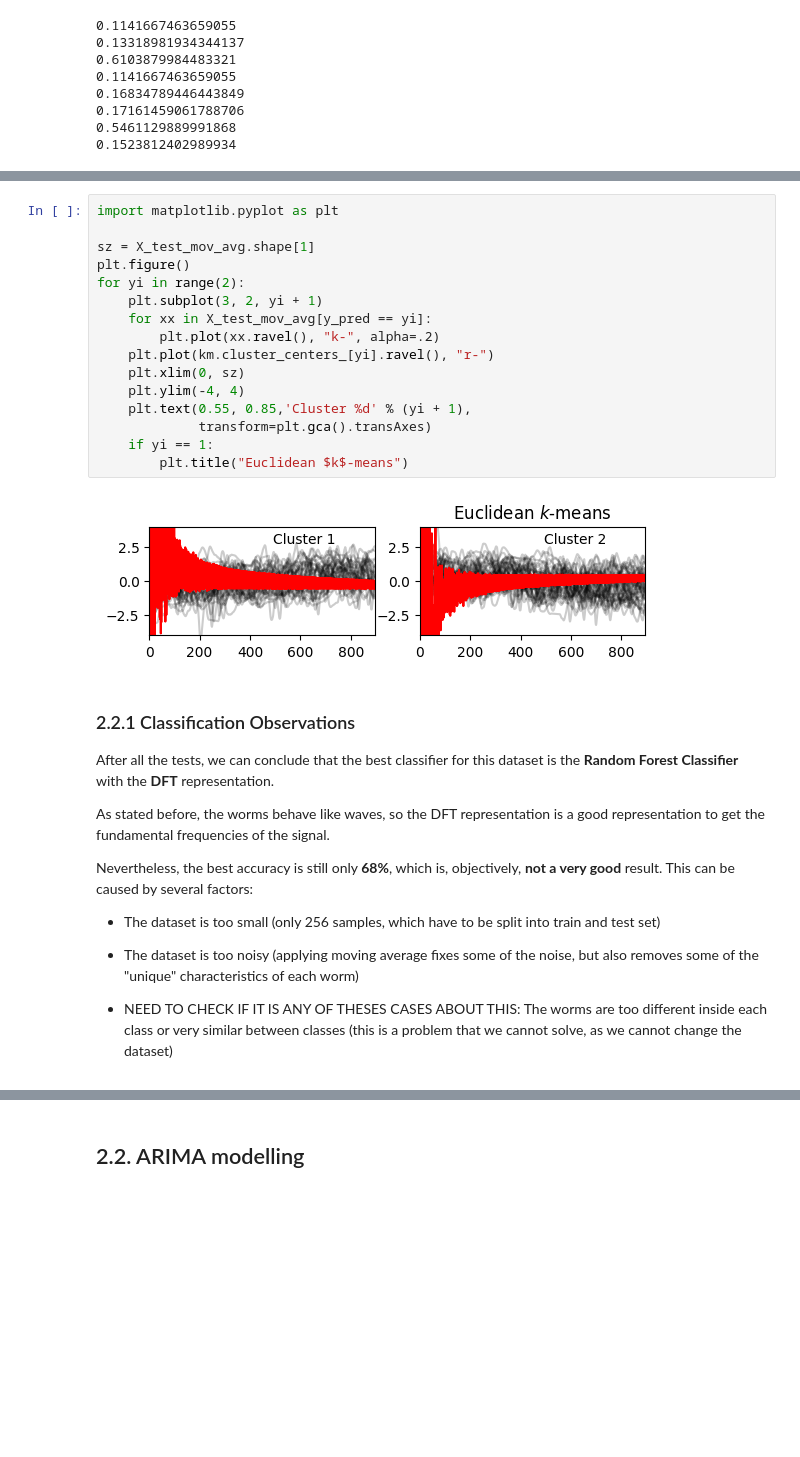
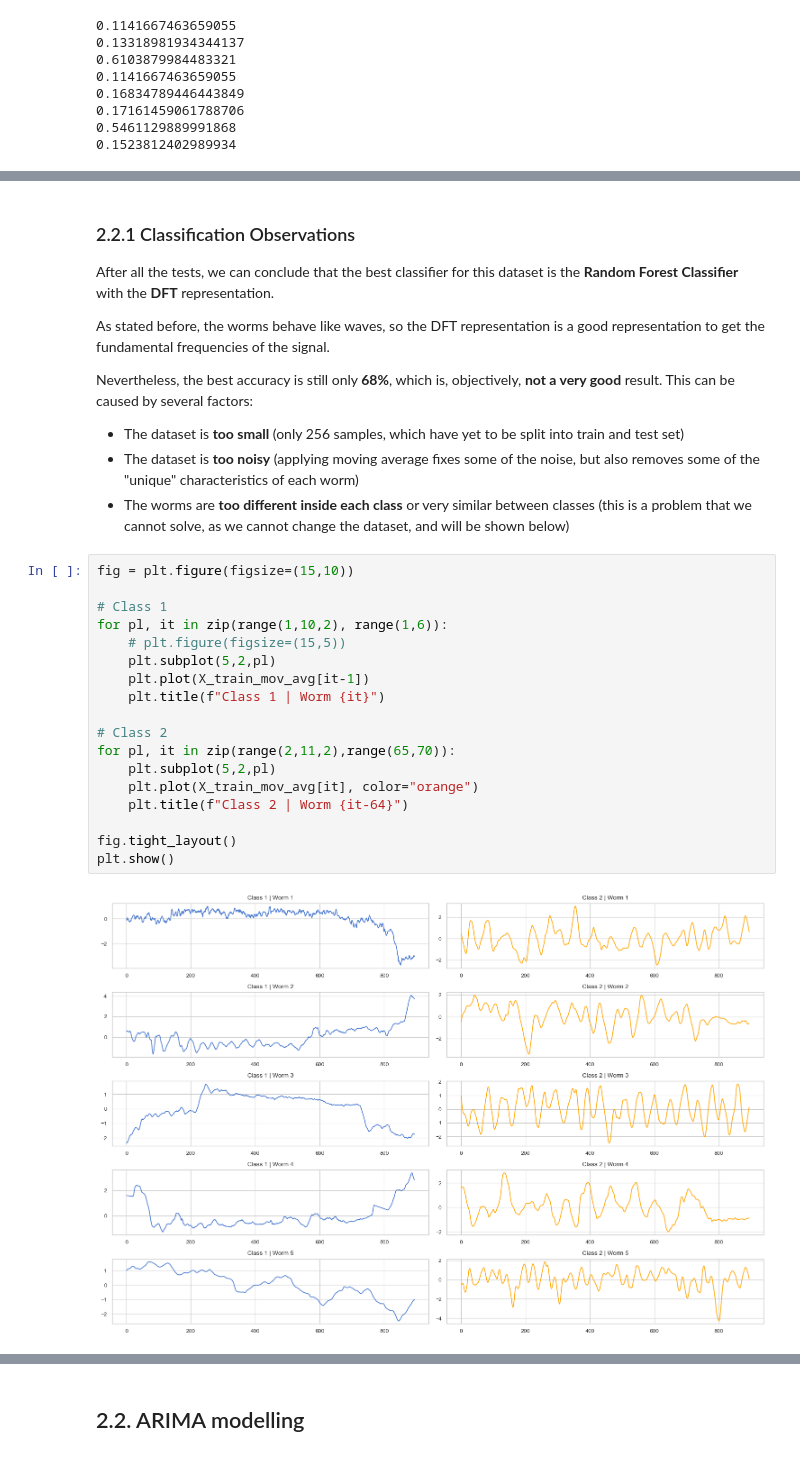
Before and after one commit to eduardotanqueiro/Project2-AAA, a Jupyter notebook: src/AAA2324_P2_62515_62928.ipynb, the cells around one changed output, grey strips where cells are left out. Cells and saved outputs as stored; diff of their text form; blank space fills up the shorter version.

Commit message:
added classification text

```diff
--- a/src/AAA2324_P2_62515_62928.ipynb
+++ b/src/AAA2324_P2_62515_62928.ipynb
@@ -490,21 +503,3 @@ for metric in ["euclidean"]:#,"dtw" ]:
-# %%
-import matplotlib.pyplot as plt
-
-sz = X_test_mov_avg.shape[1]
-plt.figure()
-for yi in range(2):
-    plt.subplot(3, 2, yi + 1)
-    for xx in X_test_mov_avg[y_pred == yi]:
-        plt.plot(xx.ravel(), "k-", alpha=.2)
-    plt.plot(km.cluster_centers_[yi].ravel(), "r-")
-    plt.xlim(0, sz)
-    plt.ylim(-4, 4)
-    plt.text(0.55, 0.85,'Cluster %d' % (yi + 1),
-             transform=plt.gca().transAxes)
-    if yi == 1:
-        plt.title("Euclidean $k$-means")
-# %% [output]
-[figure, removed]
 # %% [markdown]
 ### 2.2.1 Classification Observations
 After all the tests, we can conclude that the best classifier for this dataset is the **Random Forest Classifier** with the **DFT** representation.
@@ -513,7 +508,26 @@ As stated before, the worms behave like waves, so the DFT representation is a go
 
 Nevertheless, the best accuracy is still only **68%**, which is, objectively, **not a very good** result.
 This can be caused by several factors:
-- The dataset is too small (only 256 samples, which have to be split into train and test set)
-- The dataset is too noisy (applying moving average fixes some of the noise, but also removes some of the "unique" characteristics of each worm)
-
-- NEED TO CHECK IF IT IS ANY OF THESES CASES ABOUT THIS: The worms are too different inside each class or very similar between classes (this is a problem that we cannot solve, as we cannot change the dataset)
+- The dataset is **too small** (only 256 samples, which have yet to be split into train and test set)
+- The dataset is **too noisy** (applying moving average fixes some of the noise, but also removes some of the "unique" characteristics of each worm)
+- The worms are **too different inside each class** or very similar between classes (this is a problem that we cannot solve, as we cannot change the dataset, and will be shown below)
+# %%
+fig = plt.figure(figsize=(15,10))
+
+# Class 1
+for pl, it in zip(range(1,10,2), range(1,6)):
+    # plt.figure(figsize=(15,5))
+    plt.subplot(5,2,pl)
+    plt.plot(X_train_mov_avg[it-1])
+    plt.title(f"Class 1 | Worm {it}")
+
+# Class 2
+for pl, it in zip(range(2,11,2),range(65,70)):
+    plt.subplot(5,2,pl)
+    plt.plot(X_train_mov_avg[it], color="orange")
+    plt.title(f"Class 2 | Worm {it-64}")
+
+fig.tight_layout()
+plt.show()
+# %% [output]
+[figure, added]
```
Also changed, not shown: parts of 14 cells of this notebook.
